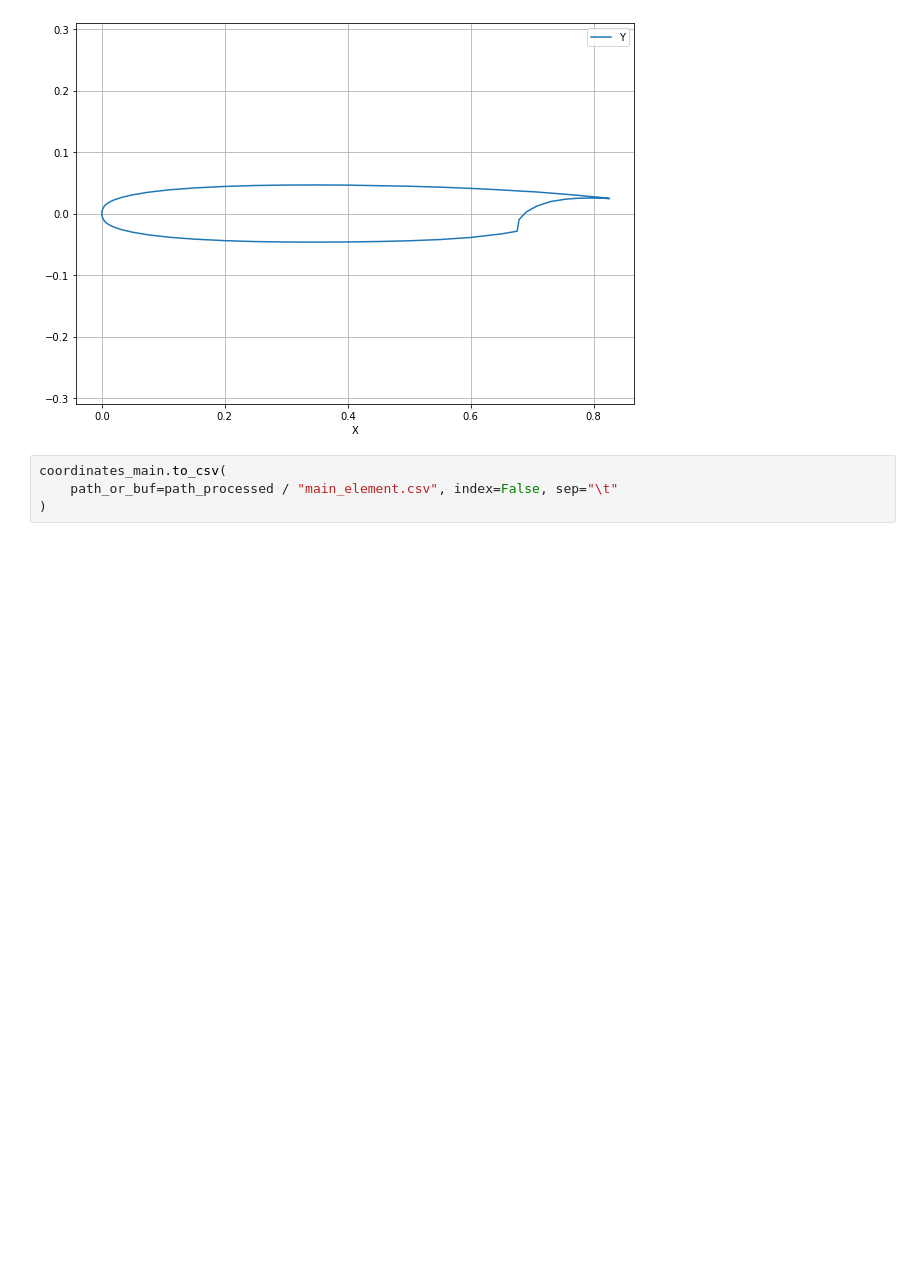
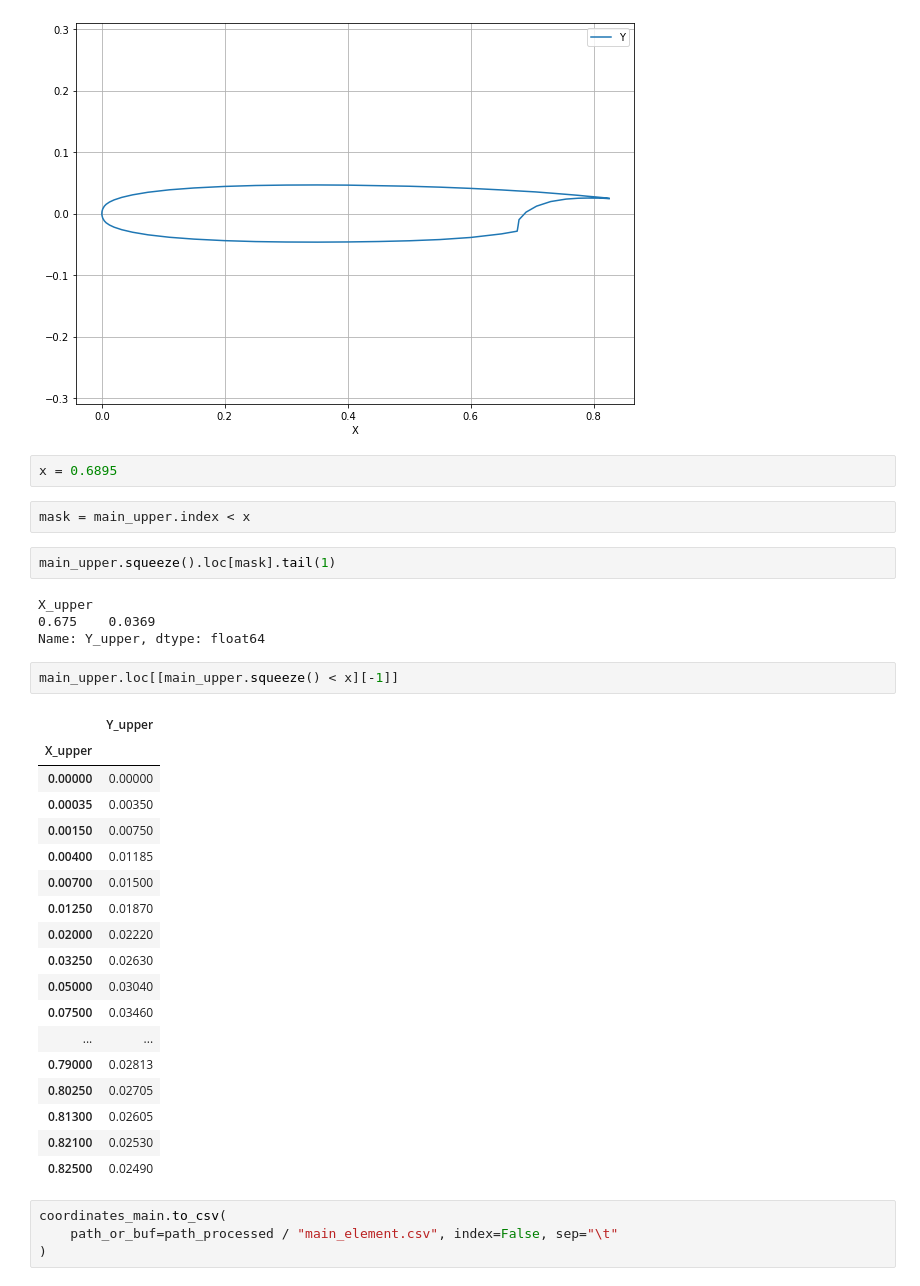
Before and after one commit to KikeM/high_lift, a Jupyter notebook: notebooks/Process airfoil shapes.ipynb, the cells around one changed output. Saved outputs shown, nothing was run; the diff lists cells and outputs as text; blank space fills up the shorter version.

```diff
--- a/notebooks/Process airfoil shapes.ipynb
+++ b/notebooks/Process airfoil shapes.ipynb
@@ -142,6 +142,37 @@ plt.axis('equal')
 plt.grid()
 # %% [output]
 [figure]
+# %%
+x = 0.6895
+# %%
+mask = main_upper.index < x
+# %%
+main_upper.squeeze().loc[mask].tail(1)
+# %% [output]
+X_upper
+0.675    0.0369
+Name: Y_upper, dtype: float64
+# %%
+main_upper.loc[[main_upper.squeeze() < x][-1]]
+# %% [output]
+|  | Y_upper |
+| X_upper |  |
+| 0.00000 | 0.00000 |
+| 0.00035 | 0.00350 |
+| 0.00150 | 0.00750 |
+| 0.00400 | 0.01185 |
+| 0.00700 | 0.01500 |
+| 0.01250 | 0.01870 |
+| 0.02000 | 0.02220 |
+| 0.03250 | 0.02630 |
+| 0.05000 | 0.03040 |
+| 0.07500 | 0.03460 |
+| ... | ... |
+| 0.79000 | 0.02813 |
+| 0.80250 | 0.02705 |
+| 0.81300 | 0.02605 |
+| 0.82100 | 0.02530 |
+| 0.82500 | 0.02490 |
 # %%
 coordinates_main.to_csv(
     path_or_buf=path_processed / "main_element.csv", index=False, sep="\t"
```
Also changed, not shown: parts of 3 cells of this notebook, 1 other file.
